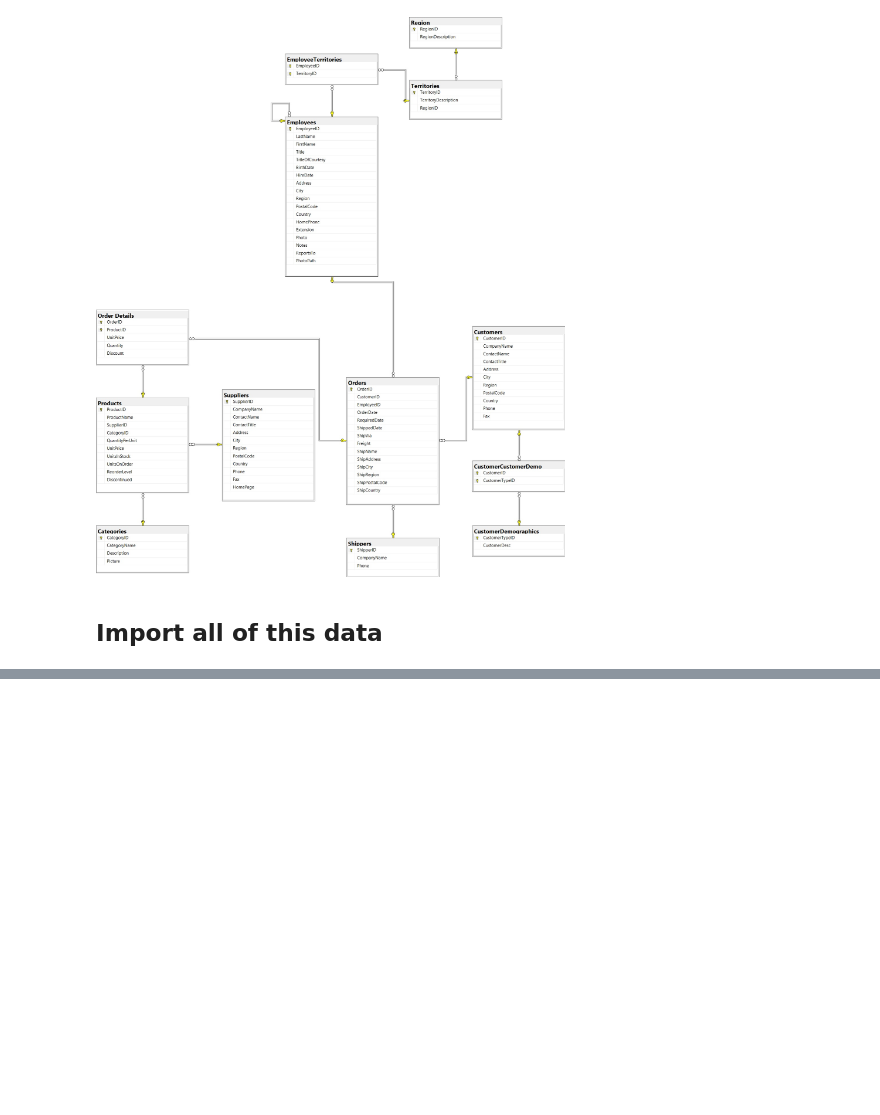
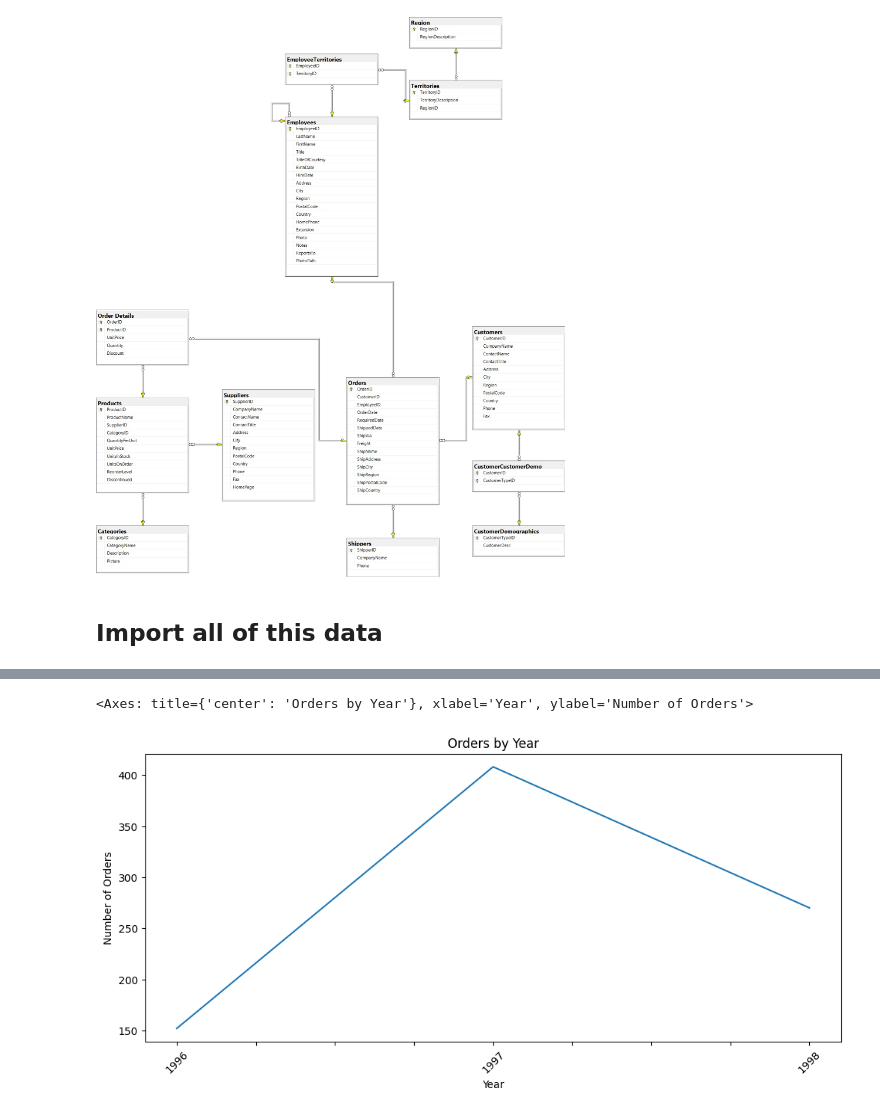
Before and after one commit to natelg1998/northwindexamples_python, a Jupyter notebook: notebooks/NorthwindAnalysis.ipynb, the cells around one changed output, grey strips where cells are left out. Saved outputs shown, nothing was run; the diff lists cells and outputs as text; code cells hidden in the pictures; blank space fills up the shorter version.

```diff
--- a/notebooks/NorthwindAnalysis.ipynb
+++ b/notebooks/NorthwindAnalysis.ipynb
@@ -316,0 +153,16 @@ Looking at the distribution of orders, we see that is is positively skewed. A ma
+# %%
+sqldf(
+    """
+    SELECT
+        strftime('%Y', OrderDate) as OrderYear,
+        COUNT(OrderID) as number_orders
+    FROM
+        orders
+    GROUP BY
+       strftime('%Y', OrderDate)
+    """
+).plot(kind = 'line', x= 'OrderYear', xlabel='Year', y = 'number_orders', ylabel = 'Number of Orders', rot = 45, figsize = ((12,5)),
+      title = 'Orders by Year', legend = False)
+# %% [output]
+<Axes: title={'center': 'Orders by Year'}, xlabel='Year', ylabel='Number of Orders'>
+[figure, added]
```
Also changed, not shown: parts of 53 cells of this notebook.
